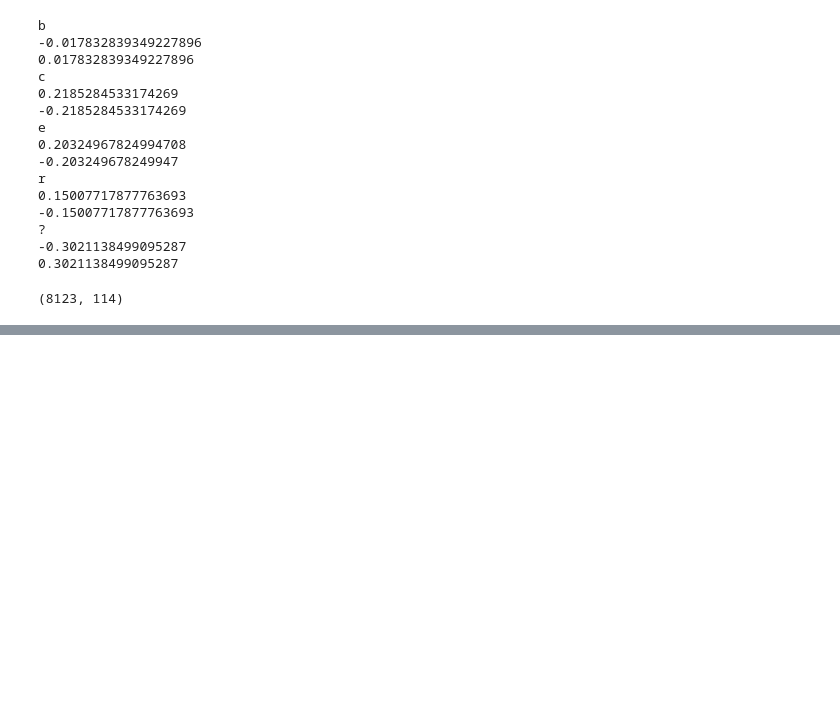
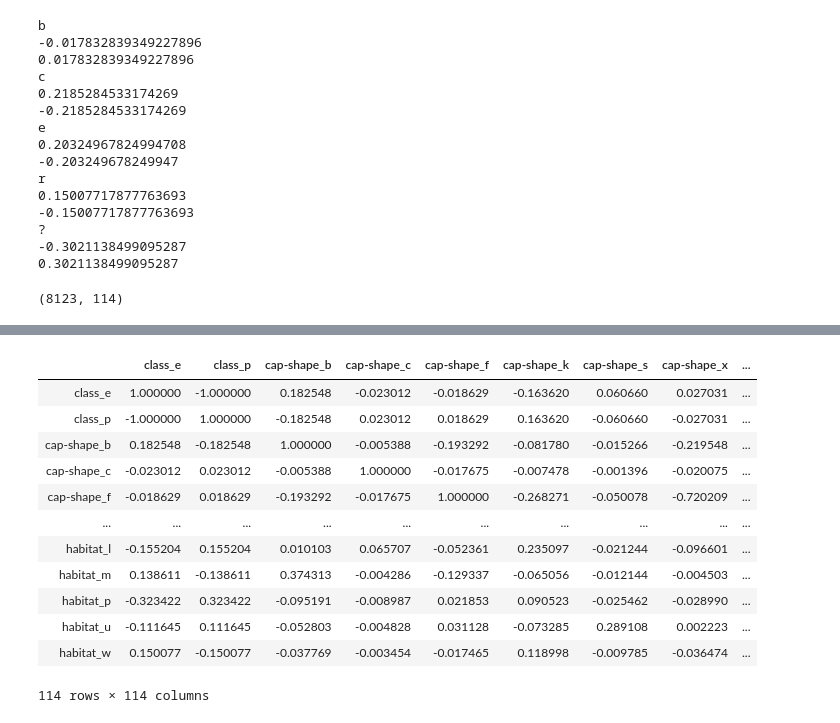
Before and after one commit to vabichequer/Lab1-ML, a Jupyter notebook: Mushroom.ipynb, the cells around one changed output, grey strips where cells are left out. Cells and saved outputs as stored; diff of their text form; code cells hidden in the pictures; blank space fills up the shorter version.

```diff
--- a/Mushroom.ipynb
+++ b/Mushroom.ipynb
@@ -140,0 +159,16 @@ dict
+# %%
+corr
+# %% [output]
+|  | class_e | class_p | cap-shape_b | cap-shape_c | cap-shape_f | cap-shape_k | cap-shape_s | cap-shape_x | ... |
+| class_e | 1.000000 | -1.000000 | 0.182548 | -0.023012 | -0.018629 | -0.163620 | 0.060660 | 0.027031 | ... |
+| class_p | -1.000000 | 1.000000 | -0.182548 | 0.023012 | 0.018629 | 0.163620 | -0.060660 | -0.027031 | ... |
+| cap-shape_b | 0.182548 | -0.182548 | 1.000000 | -0.005388 | -0.193292 | -0.081780 | -0.015266 | -0.219548 | ... |
+| cap-shape_c | -0.023012 | 0.023012 | -0.005388 | 1.000000 | -0.017675 | -0.007478 | -0.001396 | -0.020075 | ... |
+| cap-shape_f | -0.018629 | 0.018629 | -0.193292 | -0.017675 | 1.000000 | -0.268271 | -0.050078 | -0.720209 | ... |
+| ... | ... | ... | ... | ... | ... | ... | ... | ... | ... |
+| habitat_l | -0.155204 | 0.155204 | 0.010103 | 0.065707 | -0.052361 | 0.235097 | -0.021244 | -0.096601 | ... |
+| habitat_m | 0.138611 | -0.138611 | 0.374313 | -0.004286 | -0.129337 | -0.065056 | -0.012144 | -0.004503 | ... |
+| habitat_p | -0.323422 | 0.323422 | -0.095191 | -0.008987 | 0.021853 | 0.090523 | -0.025462 | -0.028990 | ... |
+| habitat_u | -0.111645 | 0.111645 | -0.052803 | -0.004828 | 0.031128 | -0.073285 | 0.289108 | 0.002223 | ... |
+| habitat_w | 0.150077 | -0.150077 | -0.037769 | -0.003454 | -0.017465 | 0.118998 | -0.009785 | -0.036474 | ... |
+114 rows × 114 columns
```
Also changed, not shown: parts of 4 cells of this notebook, 1 other file.
